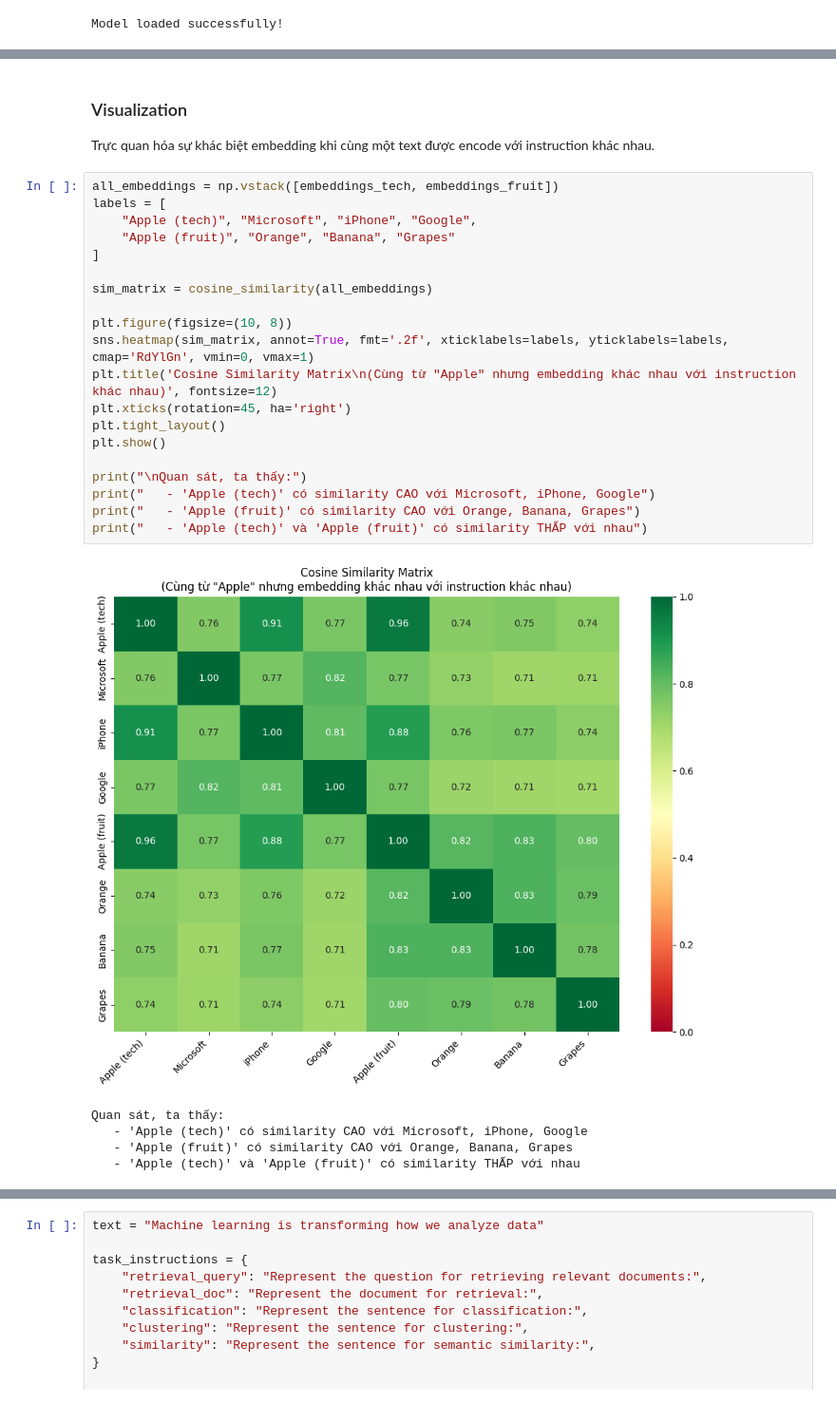
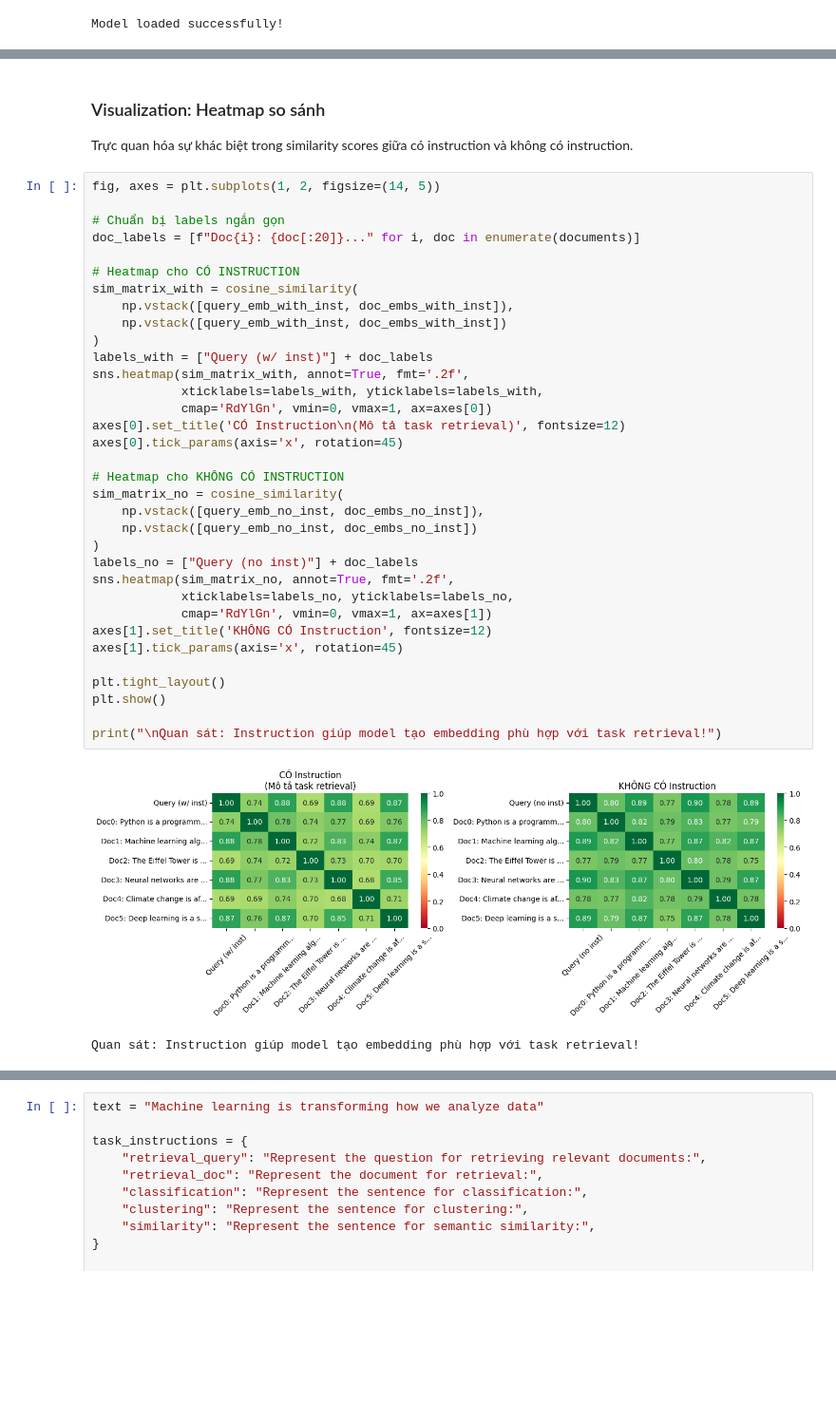
Before and after one commit to AdamNbz/CS221, a Jupyter notebook: instructor-embedding/demo.ipynb, the cells around one changed output, grey strips where cells are left out. Shown: that part at 95% size. Saved outputs shown, nothing was run; the diff lists cells and outputs as text; blank space fills up the shorter version.

```diff
--- a/instructor-embedding/demo.ipynb
+++ b/instructor-embedding/demo.ipynb
@@ -135,33 +141,44 @@ SỰ KHÁC BIỆT GIỮA 2 'APPLE':
 # %% [markdown]
-### Visualization
+### Visualization: Heatmap so sánh
 
-Trực quan hóa sự khác biệt embedding khi cùng một text được encode với instruction khác nhau.
+Trực quan hóa sự khác biệt trong similarity scores giữa có instruction và không có instruction.
 # %%
-all_embeddings = np.vstack([embeddings_tech, embeddings_fruit])
-labels = [
-    "Apple (tech)", "Microsoft", "iPhone", "Google",
-    "Apple (fruit)", "Orange", "Banana", "Grapes"
-]
+fig, axes = plt.subplots(1, 2, figsize=(14, 5))
 
-sim_matrix = cosine_similarity(all_embeddings)
+# Chuẩn bị labels ngắn gọn
+doc_labels = [f"Doc{i}: {doc[:20]}..." for i, doc in enumerate(documents)]
 
-plt.figure(figsize=(10, 8))
-sns.heatmap(sim_matrix, annot=True, fmt='.2f', xticklabels=labels, yticklabels=labels, cmap='RdYlGn', vmin=0, vmax=1)
-plt.title('Cosine Similarity Matrix\n(Cùng từ "Apple" nhưng embedding khác nhau với instruction khác nhau)', fontsize=12)
-plt.xticks(rotation=45, ha='right')
+# Heatmap cho CÓ INSTRUCTION
+sim_matrix_with = cosine_similarity(
+    np.vstack([query_emb_with_inst, doc_embs_with_inst]),
+    np.vstack([query_emb_with_inst, doc_embs_with_inst])
+)
+labels_with = ["Query (w/ inst)"] + doc_labels
+sns.heatmap(sim_matrix_with, annot=True, fmt='.2f',
+            xticklabels=labels_with, yticklabels=labels_with,
+            cmap='RdYlGn', vmin=0, vmax=1, ax=axes[0])
+axes[0].set_title('CÓ Instruction\n(Mô tả task retrieval)', fontsize=12)
+axes[0].tick_params(axis='x', rotation=45)
+
+# Heatmap cho KHÔNG CÓ INSTRUCTION
+sim_matrix_no = cosine_similarity(
+    np.vstack([query_emb_no_inst, doc_embs_no_inst]),
+    np.vstack([query_emb_no_inst, doc_embs_no_inst])
+)
+labels_no = ["Query (no inst)"] + doc_labels
+sns.heatmap(sim_matrix_no, annot=True, fmt='.2f',
+            xticklabels=labels_no, yticklabels=labels_no,
+            cmap='RdYlGn', vmin=0, vmax=1, ax=axes[1])
+axes[1].set_title('KHÔNG CÓ Instruction', fontsize=12)
+axes[1].tick_params(axis='x', rotation=45)
+
 plt.tight_layout()
 plt.show()
 
-print("\nQuan sát, ta thấy:")
-print("   - 'Apple (tech)' có similarity CAO với Microsoft, iPhone, Google")
-print("   - 'Apple (fruit)' có similarity CAO với Orange, Banana, Grapes")
-print("   - 'Apple (tech)' và 'Apple (fruit)' có similarity THẤP với nhau")
+print("\nQuan sát: Instruction giúp model tạo embedding phù hợp với task retrieval!")
 # %% [output]
-[figure, old version]
+[figure, new version]
-Quan sát, ta thấy:
-   - 'Apple (tech)' có similarity CAO với Microsoft, iPhone, Google
-   - 'Apple (fruit)' có similarity CAO với Orange, Banana, Grapes
-   - 'Apple (tech)' và 'Apple (fruit)' có similarity THẤP với nhau
+Quan sát: Instruction giúp model tạo embedding phù hợp với task retrieval!
 # %% [markdown]
 ## Demo 2: Task-Specific Instructions
 
```
Also changed, not shown: parts of 12 cells of this notebook, 1 other file.
